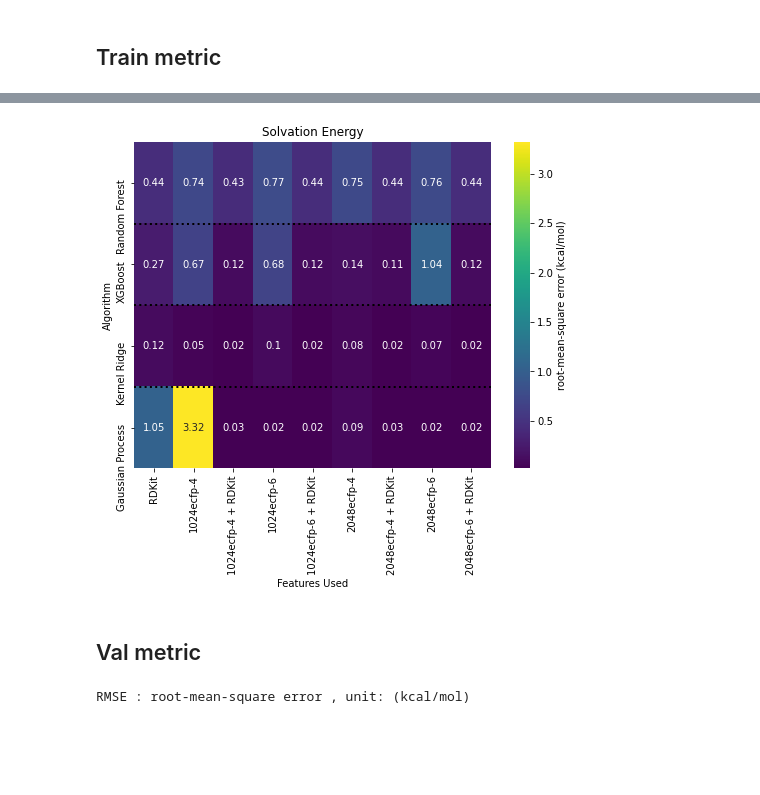
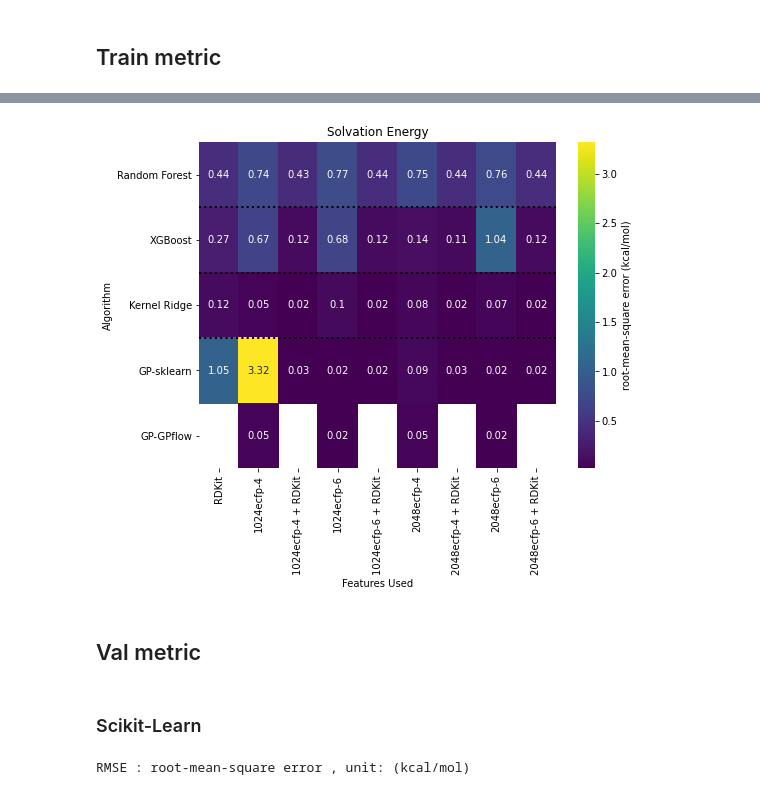
Before and after one commit to GeorgeBatch/moleculenet, a Jupyter notebook: notebooks/visualise_extended_grid_search_results.ipynb, the cells around one changed output, grey strips where cells are left out. Cells and saved outputs as stored; diff of their text form; code cells hidden in the pictures; blank space fills up the shorter version.

Commit message:
combine gpflow and sklearn results, get the best model * featureset combinations

```diff
--- a/notebooks/visualise_extended_grid_search_results.ipynb
+++ b/notebooks/visualise_extended_grid_search_results.ipynb
@@ -268,3 +212,10 @@ dict_keys(['RDKit', '1024ecfp-4', '1024ecfp-6', '2048ecfp-4', '2048ecfp-6', '102
+# %%
+scores = gpflow_train_test_scores
+gpflow_mean_train_test_scores = {features: {record: np.abs(scores[features][record]).mean() for record in scores[features]} for features in scores}
+gpflow_std_train_test_scores = {features: {record: np.array(scores[features][record]).std() for record in scores[features]} for features in scores}
+
+# gpflow_mean_train_test_scores
+# gpflow_std_train_test_scores
 # %% [markdown]
 # Visualization
 # %% [markdown]
@@ -277,12 +232,13 @@ column_order = ['RDKit',
                 '2048ecfp-6', '2048ecfp-6 + RDKit'
                 ]
 
-row_order = ['Random Forest', 'XGBoost', 'Kernel Ridge', 'Gaussian Process']
+row_order = ['Random Forest', 'XGBoost', 'Kernel Ridge', 'GP-sklearn', 'GP-GPflow']
 mapper = {
     'rf': 'Random Forest',
     'xgb': 'XGBoost',
     'krr': 'Kernel Ridge',
-    'gp': 'Gaussian Process'
+    'gp': 'GP-sklearn',
+    'gpflow': 'GP-GPflow'
 }
 # %% [markdown]
 ## Train metric
@@ -299,3 +255,13 @@ RMSE : root-mean-square error , unit: (kcal/mol)
 | xgb | 0.27 | 0.67 | 0.68 | 0.14 | 1.04 | 0.12 | 0.12 | ... |
 | krr | 0.12 | 0.05 | 0.10 | 0.08 | 0.07 | 0.02 | 0.02 | ... |
 | gp | 1.05 | 3.32 | 0.02 | 0.09 | 0.02 | 0.03 | 0.02 | ... |
+# %%
+gpflow_train_metric = {features: {'gpflow': gpflow_mean_train_test_scores[features][f'train_{metric}']} for features in gpflow_mean_train_test_scores}
+for features in train_metric:
+    if features not in gpflow_train_metric:
+        gpflow_train_metric[features] = {}
+        gpflow_train_metric[features]['gpflow'] = None
+gpflow_train_metric = pd.DataFrame(gpflow_train_metric)[train_metric.columns]
+
+print(metric, ':',metrics_to_labels[metric], ', unit:', datasets_to_units[dataset])
+gpflow_train_metric.round(2)
@@ -301,0 +272,3 @@ RMSE : root-mean-square error , unit: (kcal/mol)
+# %%
+combined_train_metric = pd.concat([train_metric, gpflow_train_metric])
+combined_train_metric.round(2)
@@ -302,16 +282,18 @@ RMSE : root-mean-square error , unit: (kcal/mol)
 # %%
-df = train_metric.round(2)
+df = combined_train_metric.round(2)
 df = df.rename(mapper=mapper, axis='rows')
 df = df.loc[row_order, column_order]
 
 plot_algorithm_dataset_comparison_heatmap(df, dataset=dataset, metric=metric)
 
 # fig.savefig(f'{PLOTS_DIR}/algorithm_comparison.jpg', dpi=350, bbox_inches='tight')
 plt.show()
 # %% [output]
-[figure, old version]
+[figure, new version]
 # %% [markdown]
 ## Val metric
+# %% [markdown]
+### Scikit-Learn
 # %%
 ## pull out validation scores for all features for all models (validation set is a test set when working on train/val split )
 val_metric = pd.DataFrame({features: {model: mean_val_scores[features][model][f'test_{metric}'] for model in mean_val_scores[features]} for features in mean_val_scores})
```
Also changed, not shown: parts of 65 cells of this notebook.
